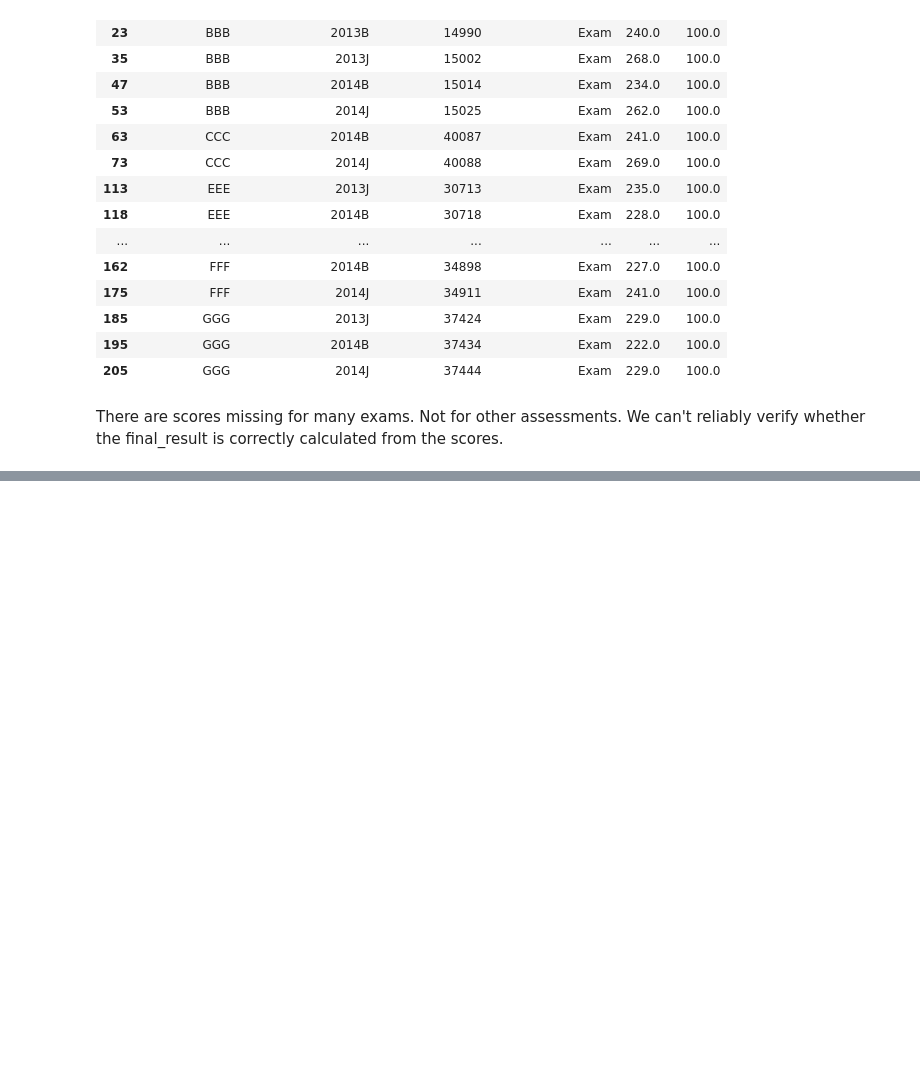
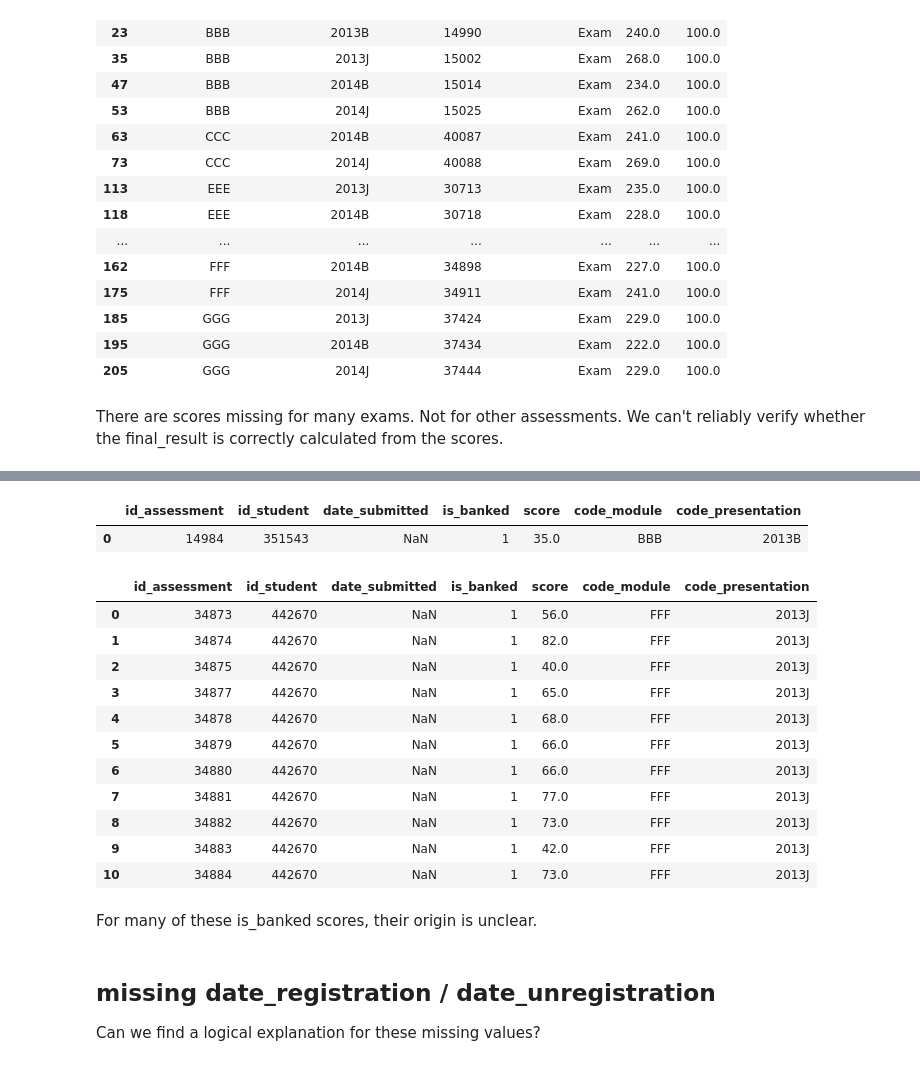
Before and after one commit to Originalnam/learning_analytics, a Jupyter notebook: EDA/eda.ipynb, the cells around one changed output, grey strips where cells are left out. Drawn from its saved outputs; the diff is of its cells as text; code cells hidden in the pictures; blank space fills up the shorter version.

```diff
--- a/EDA/eda.ipynb
+++ b/EDA/eda.ipynb
@@ -1207,0 +1400,25 @@ There are scores missing for many exams. Not for other assessments. We can't rel
+# %%
+get_module_assessments_student(14984, 351543)
+# %% [output]
+|  | id_assessment | id_student | date_submitted | is_banked | score | code_module | code_presentation |
+| 0 | 14984 | 351543 | NaN | 1 | 35.0 | BBB | 2013B |
+# %%
+get_module_assessments_student(34883, 442670)
+# %% [output]
+|  | id_assessment | id_student | date_submitted | is_banked | score | code_module | code_presentation |
+| 0 | 34873 | 442670 | NaN | 1 | 56.0 | FFF | 2013J |
+| 1 | 34874 | 442670 | NaN | 1 | 82.0 | FFF | 2013J |
+| 2 | 34875 | 442670 | NaN | 1 | 40.0 | FFF | 2013J |
+| 3 | 34877 | 442670 | NaN | 1 | 65.0 | FFF | 2013J |
+| 4 | 34878 | 442670 | NaN | 1 | 68.0 | FFF | 2013J |
+| 5 | 34879 | 442670 | NaN | 1 | 66.0 | FFF | 2013J |
+| 6 | 34880 | 442670 | NaN | 1 | 66.0 | FFF | 2013J |
+| 7 | 34881 | 442670 | NaN | 1 | 77.0 | FFF | 2013J |
+| 8 | 34882 | 442670 | NaN | 1 | 73.0 | FFF | 2013J |
+| 9 | 34883 | 442670 | NaN | 1 | 42.0 | FFF | 2013J |
+| 10 | 34884 | 442670 | NaN | 1 | 73.0 | FFF | 2013J |
+# %% [markdown]
+For many of these is_banked scores, their origin is unclear.
+# %% [markdown]
+## missing date_registration / date_unregistration
+Can we find a logical explanation for these missing values?
```
Also changed, not shown: parts of 47 cells of this notebook, 4 other files.
